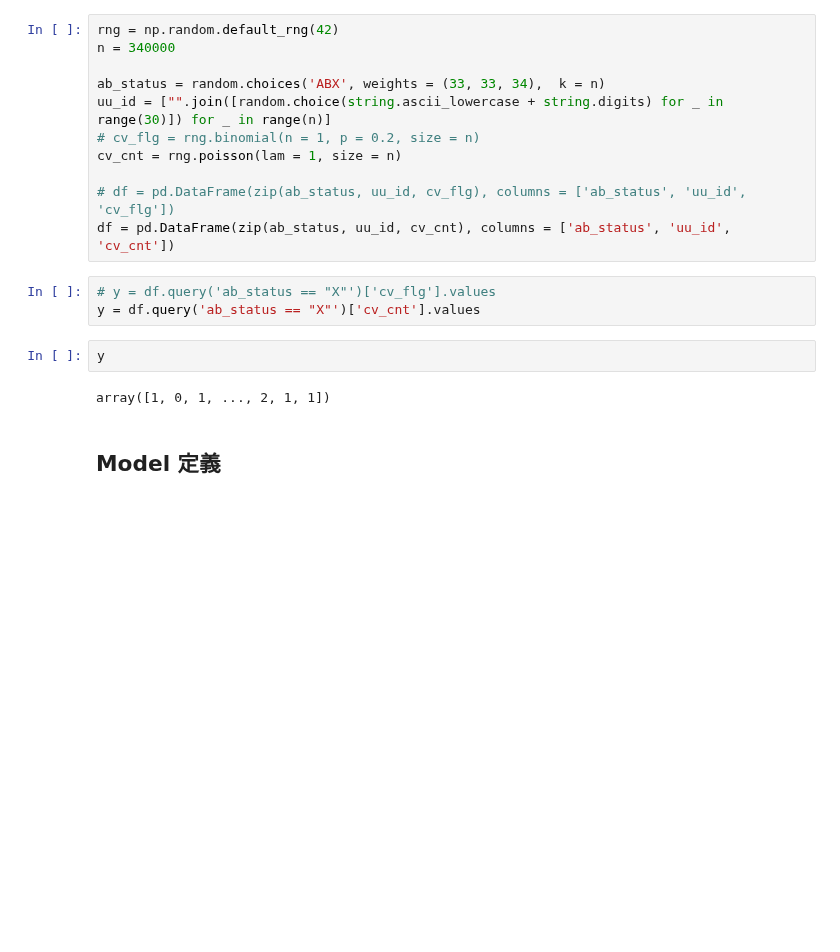
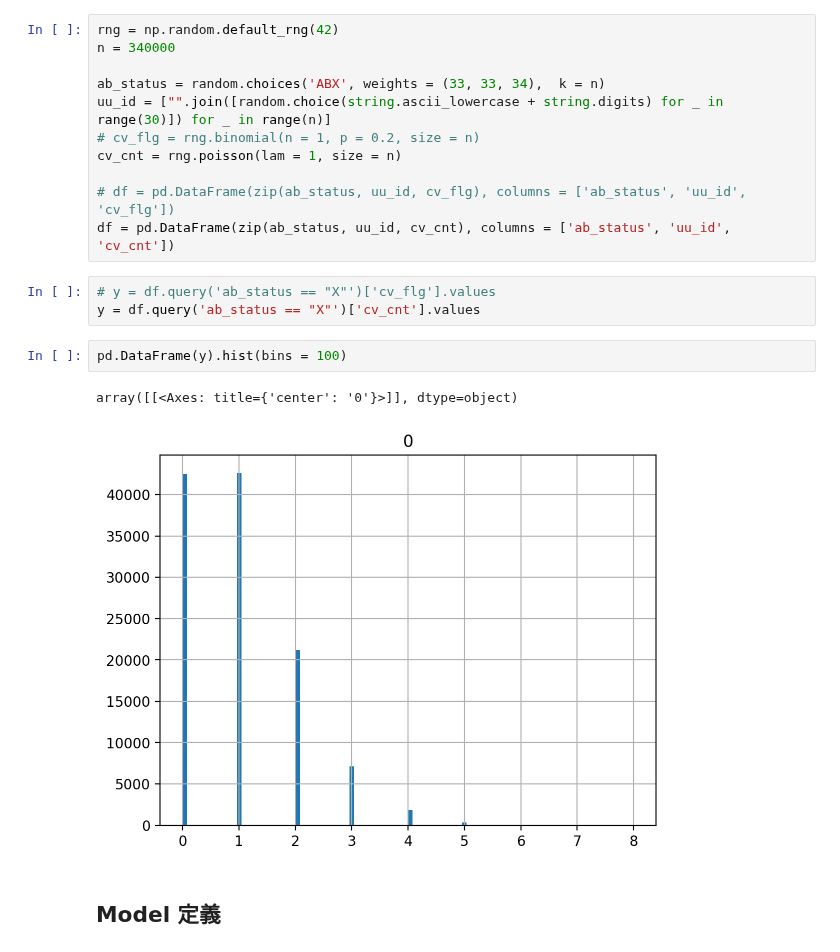
Before and after one commit to kazutax/AB_test, a Jupyter notebook: notebook/004_NumPyro_Sample実行.ipynb, the cells around one changed output. Drawn from its saved outputs; the diff is of its cells as text; blank space fills up the shorter version.

```diff
--- a/notebook/004_NumPyro_Sample実行.ipynb
+++ b/notebook/004_NumPyro_Sample実行.ipynb
@@ -40,9 +40,10 @@ df = pd.DataFrame(zip(ab_status, uu_id, cv_cnt), columns = ['ab_status', 'uu_id'
 # y = df.query('ab_status == "X"')['cv_flg'].values
 y = df.query('ab_status == "X"')['cv_cnt'].values
 # %%
-y
+pd.DataFrame(y).hist(bins = 100)
 # %% [output]
-array([1, 0, 1, ..., 2, 1, 1])
+array([[<Axes: title={'center': '0'}>]], dtype=object)
+[figure, added]
 # %% [markdown]
 ## Model 定義
 # %%
```
Also changed, not shown: parts of 5 cells of this notebook, 1 other file.
